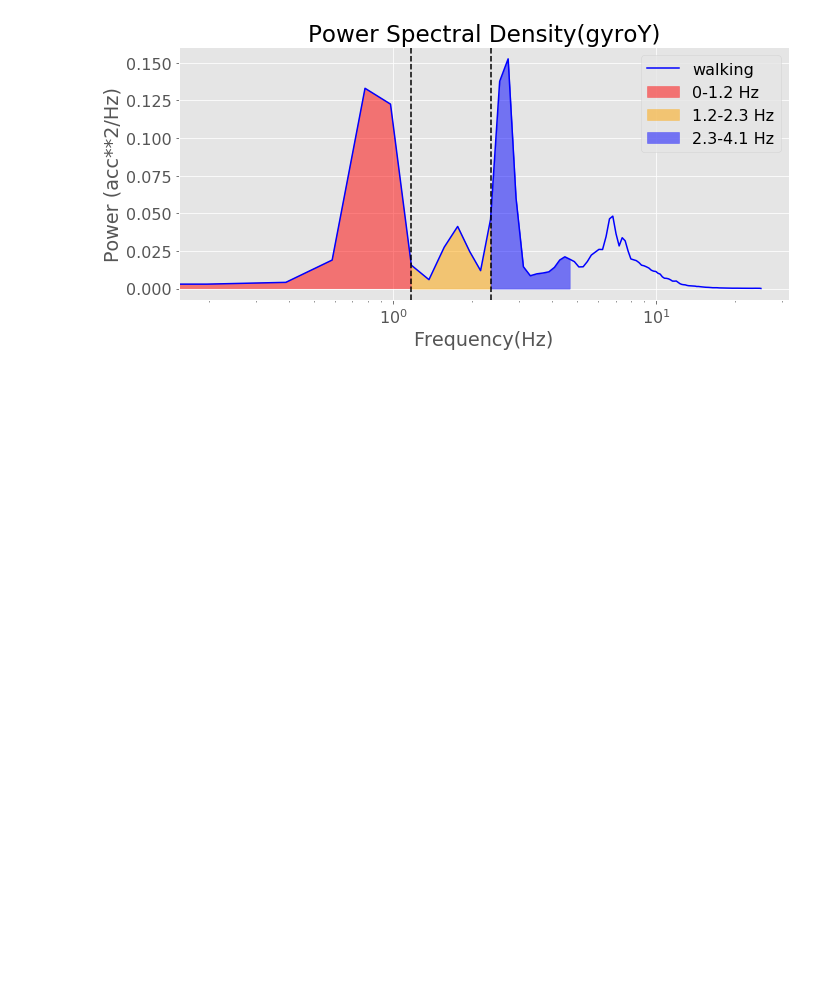
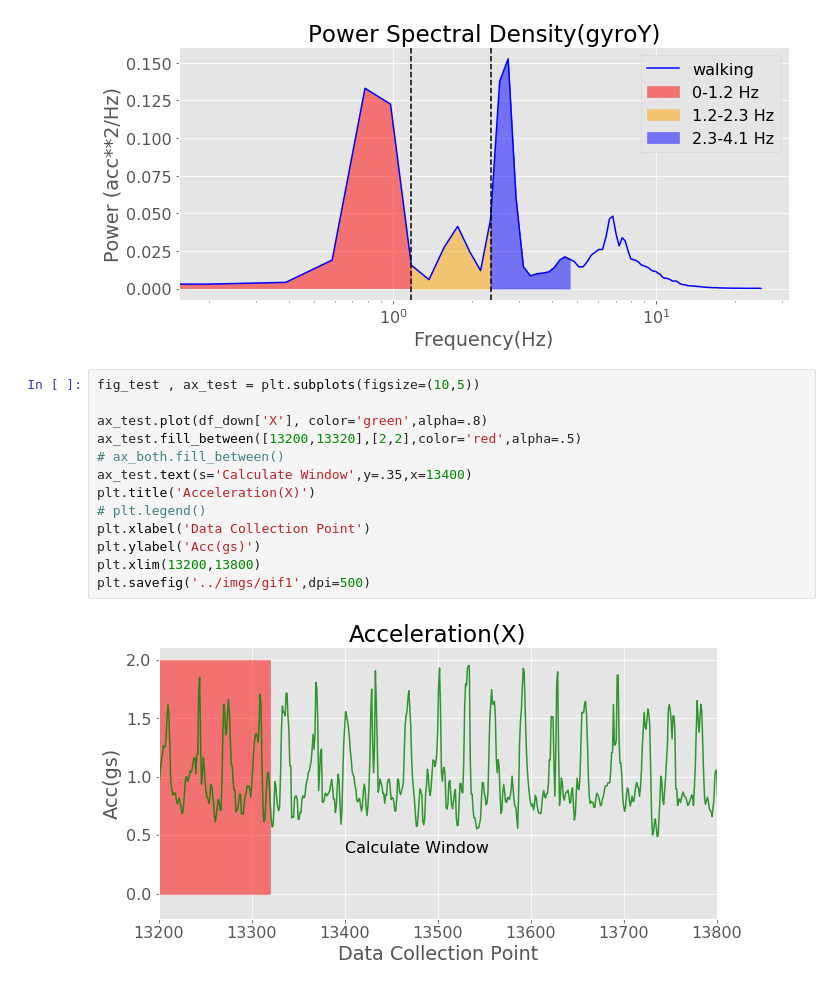
Before and after one commit to Devinml/Human-activity-recognition-using-smartphone-data, a Jupyter notebook: notebooks/EDA_RAW_DATA.ipynb, the cells around one changed output. Drawn from its saved outputs; the diff is of its cells as text; blank space fills up the shorter version.

```diff
--- a/notebooks/EDA_RAW_DATA.ipynb
+++ b/notebooks/EDA_RAW_DATA.ipynb
@@ -752,3 +752,18 @@ plt.tight_layout()
 plt.savefig('../imgs/gyroY_walk_integral.png',dpi=500)
 # %% [output]
 [figure]
+# %%
+fig_test , ax_test = plt.subplots(figsize=(10,5))
+
+ax_test.plot(df_down['X'], color='green',alpha=.8)
+ax_test.fill_between([13200,13320],[2,2],color='red',alpha=.5)
+# ax_both.fill_between()
+ax_test.text(s='Calculate Window',y=.35,x=13400)
+plt.title('Acceleration(X)')
+# plt.legend()
+plt.xlabel('Data Collection Point')
+plt.ylabel('Acc(gs)')
+plt.xlim(13200,13800)
+plt.savefig('../imgs/gif1',dpi=500)
+# %% [output]
+[figure, added]
```
Also changed, not shown: 8 other files.
